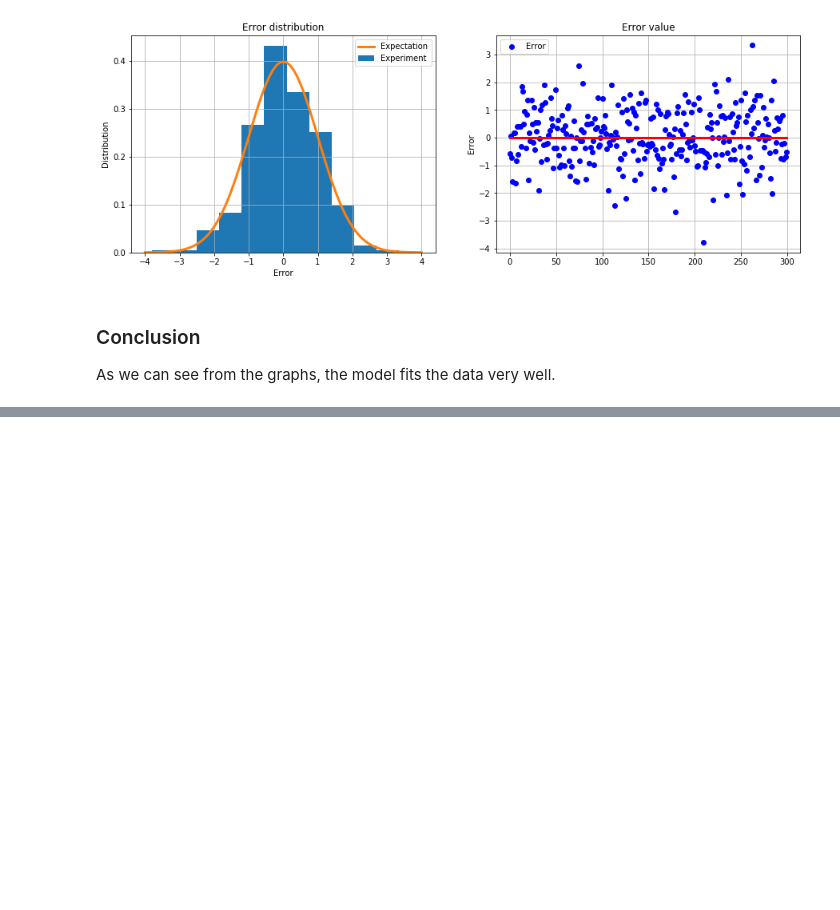
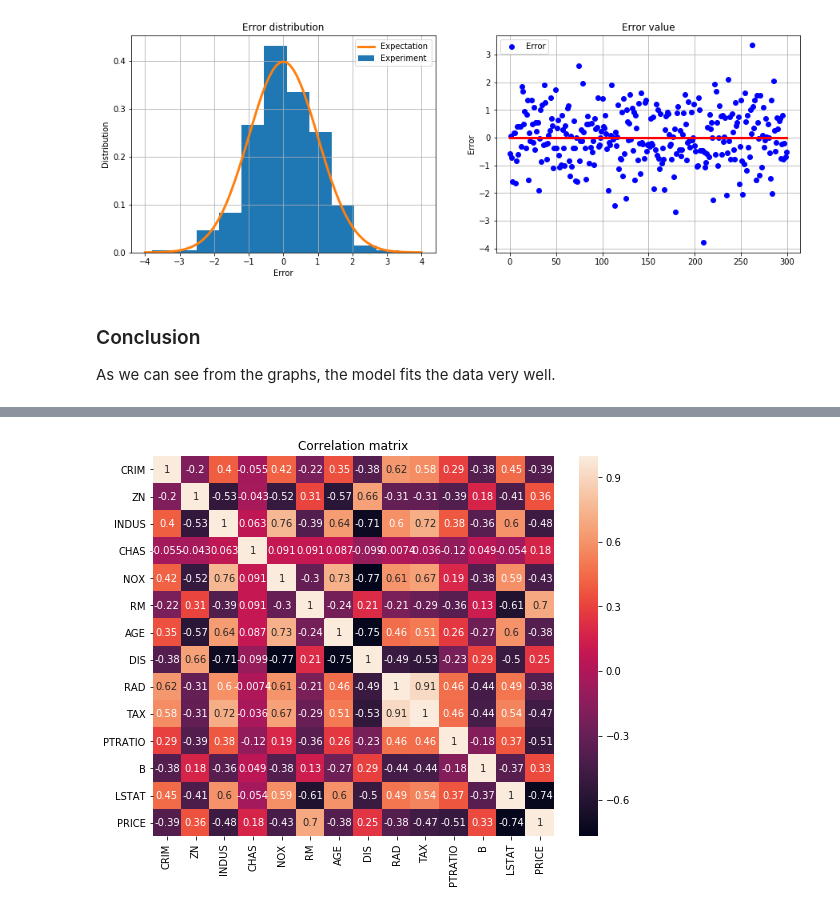
Before and after one commit to nguyenbh1507/TIC-Data-Science-1, a Jupyter notebook: Session3/Linear-regression-and-evaluation.ipynb, the cells around one changed output, grey strips where cells are left out. Cells and saved outputs as stored; diff of their text form; code cells hidden in the pictures; blank space fills up the shorter version.

```diff
--- a/Session3/Linear-regression-and-evaluation.ipynb
+++ b/Session3/Linear-regression-and-evaluation.ipynb
@@ -180,0 +178,4 @@ As we can see from the graphs, the model fits the data very well.
+# %%
+# load the data
+from sklearn.datasets import load_boston
+boston_dataset = load_boston()
@@ -180,0 +239,11 @@ As we can see from the graphs, the model fits the data very well.
+# %%
+# create and view as dataframe
+import pandas as pd
+# the data
+data = np.concatenate([boston_dataset.data, boston_dataset.target.reshape(-1,1)], axis=1)
+# column names
+columns = np.append(boston_dataset.feature_names, ['PRICE'])
+# create dataframe
+boston_df=pd.DataFrame(data=data, columns=columns) # ignore the index
+# view the dataframe
+boston_df
@@ -180,0 +269,11 @@ As we can see from the graphs, the model fits the data very well.
+# %%
+# we create a correlation matrix that measures the linear relationships between the variables.
+correlation_matrix = boston_df.corr()
+plt.figure(figsize=(9,7))
+# use seaborn to simplify matplotlib code
+import seaborn as sns
+sns.heatmap(data=correlation_matrix, annot=True, fmt='0.2g')
+plt.title('Correlation matrix')
+plt.show()
+# %% [output]
+[figure, added]
```
Also changed, not shown: parts of 31 cells of this notebook, 7 other files.
